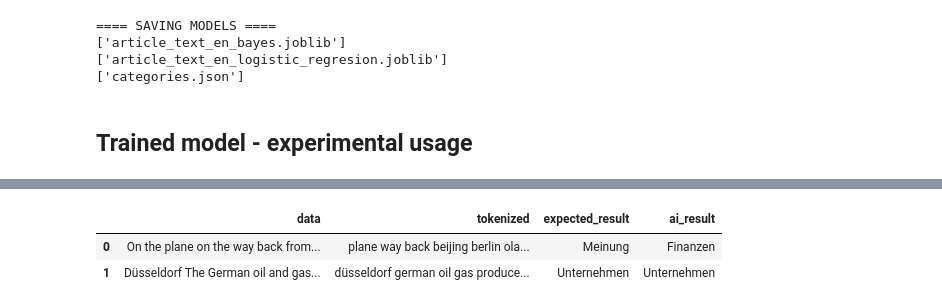
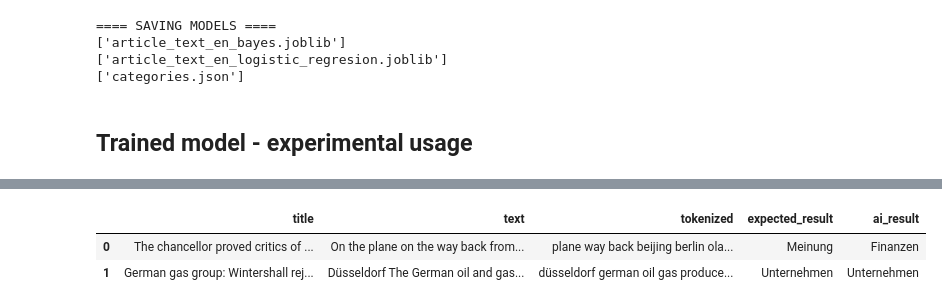
Before and after one commit to petrchatrny/text_mining, a Jupyter notebook: KTMA_article_classification.ipynb, the cells around one changed output, grey strips where cells are left out. Saved outputs shown, nothing was run; the diff lists cells and outputs as text; code cells hidden in the pictures.

Commit message:
update experiment section

```diff
--- a/KTMA_article_classification.ipynb
+++ b/KTMA_article_classification.ipynb
@@ -288,25 +280,25 @@ experiment_title.js 100%[===================>]     350  --.-KB/s    in 0s
 # %%
-data = pd.DataFrame(json.load(open("experiment_text.json")))
+data = pd.DataFrame(json.load(open("experiment_data.json")))
 model = "logistic_regresion"  # logistic_regresion | bayes
 
 loaded_model = joblib.load(f"{TARGET_DATA}_{model}.joblib")
 
 def get_category_by_id(id):
     categories = json.load(open('categories.json'))
     keys = list(categories.keys())
     vals = list(categories.values())
     return keys[vals.index(id)]
 
-data["tokenized"] = data["data"].apply(preprocess, stopwords=stopwords)
+data["tokenized"] = data["text"].apply(preprocess, stopwords=stopwords)
 data["tokenized"] = data["tokenized"].apply(convert_term_list_to_string)
 
 vectors = tf_idf.transform(data["tokenized"])
 category_ids = loaded_model.predict(vectors)
 
 data["ai_result"] = [get_category_by_id(category_id) for category_id in category_ids]
-data = data[["data", "tokenized", "expected_result", "ai_result"]]
+data = data[["title", "text", "tokenized", "expected_result", "ai_result"]]
 data
 # %% [output]
-|  | data | tokenized | expected_result | ai_result |
-| 0 | On the plane on the way back from... | plane way back beijing berlin ola... | Meinung | Finanzen |
-| 1 | Düsseldorf The German oil and gas... | düsseldorf german oil gas produce... | Unternehmen | Unternehmen |
+|  | title | text | tokenized | expected_result | ai_result |
+| 0 | The chancellor proved critics of ... | On the plane on the way back from... | plane way back beijing berlin ola... | Meinung | Finanzen |
+| 1 | German gas group: Wintershall rej... | Düsseldorf The German oil and gas... | düsseldorf german oil gas produce... | Unternehmen | Unternehmen |
```
Also changed, not shown: parts of 1 cell of this notebook.
